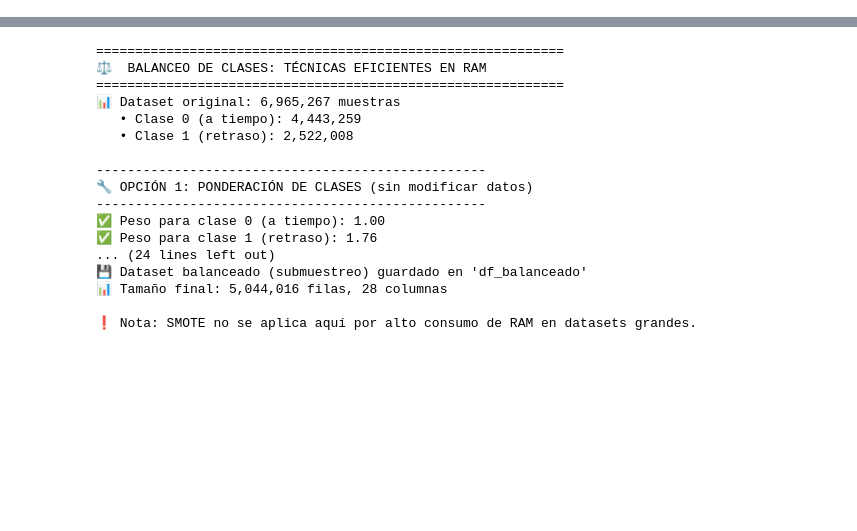
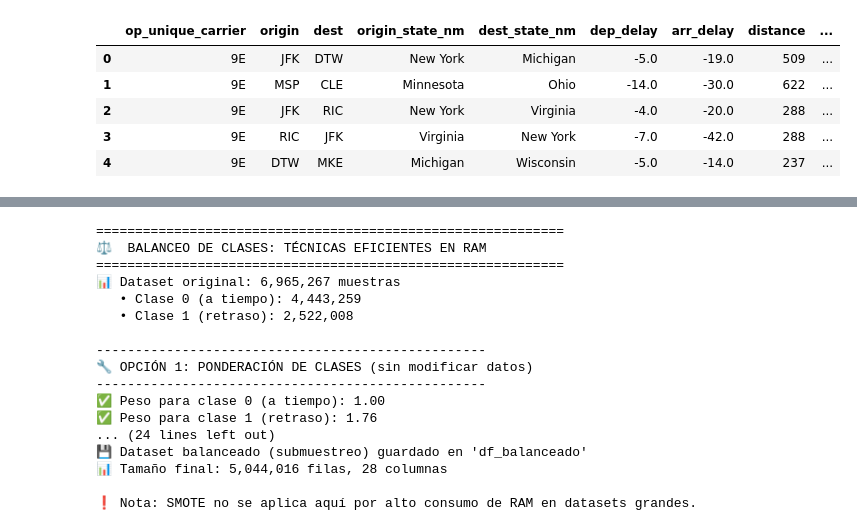
Before and after one commit to JAG-91/Flights-on-time, a Jupyter notebook: Flights_On_Time_Data_Science.ipynb, the cells around one changed output, grey strips where cells are left out. Drawn from its saved outputs; the diff is of its cells as text; code cells hidden in the pictures; blank space fills up the shorter version.

```diff
--- a/Flights_On_Time_Data_Science.ipynb
+++ b/Flights_On_Time_Data_Science.ipynb
@@ -157,0 +53,21 @@ License(s): CC0-1.0
+# %%
+# Install dependencies as needed:
+# pip install kagglehub[pandas-datasets]
+import kagglehub
+from kagglehub import KaggleDatasetAdapter
+
+# Set the path to the file you'd like to load
+file_path = "flight_data_2024.csv"
+
+# Load the latest version
+df = kagglehub.load_dataset(
+  KaggleDatasetAdapter.PANDAS,
+  "hrishitpatil/flight-data-2024",
+  file_path,
+  # Provide any additional arguments like
+  # sql_query or pandas_kwargs. See the
+  # documenation for more information:
+  # https://github.com/Kaggle/kagglehub/blob/main/README.md#kaggledatasetadapterpandas
+)
+
+print("First 5 records:", df.head())
@@ -157,0 +190,9 @@ License(s): CC0-1.0
+# %%
+df.head()
+# %% [output]
+|  | op_unique_carrier | origin | dest | origin_state_nm | dest_state_nm | dep_delay | arr_delay | distance | ... |
+| 0 | 9E | JFK | DTW | New York | Michigan | -5.0 | -19.0 | 509 | ... |
+| 1 | 9E | MSP | CLE | Minnesota | Ohio | -14.0 | -30.0 | 622 | ... |
+| 2 | 9E | JFK | RIC | New York | Virginia | -4.0 | -20.0 | 288 | ... |
+| 3 | 9E | RIC | JFK | Virginia | New York | -7.0 | -42.0 | 288 | ... |
+| 4 | 9E | DTW | MKE | Michigan | Wisconsin | -5.0 | -14.0 | 237 | ... |
```
Also changed, not shown: parts of 15 cells of this notebook.
